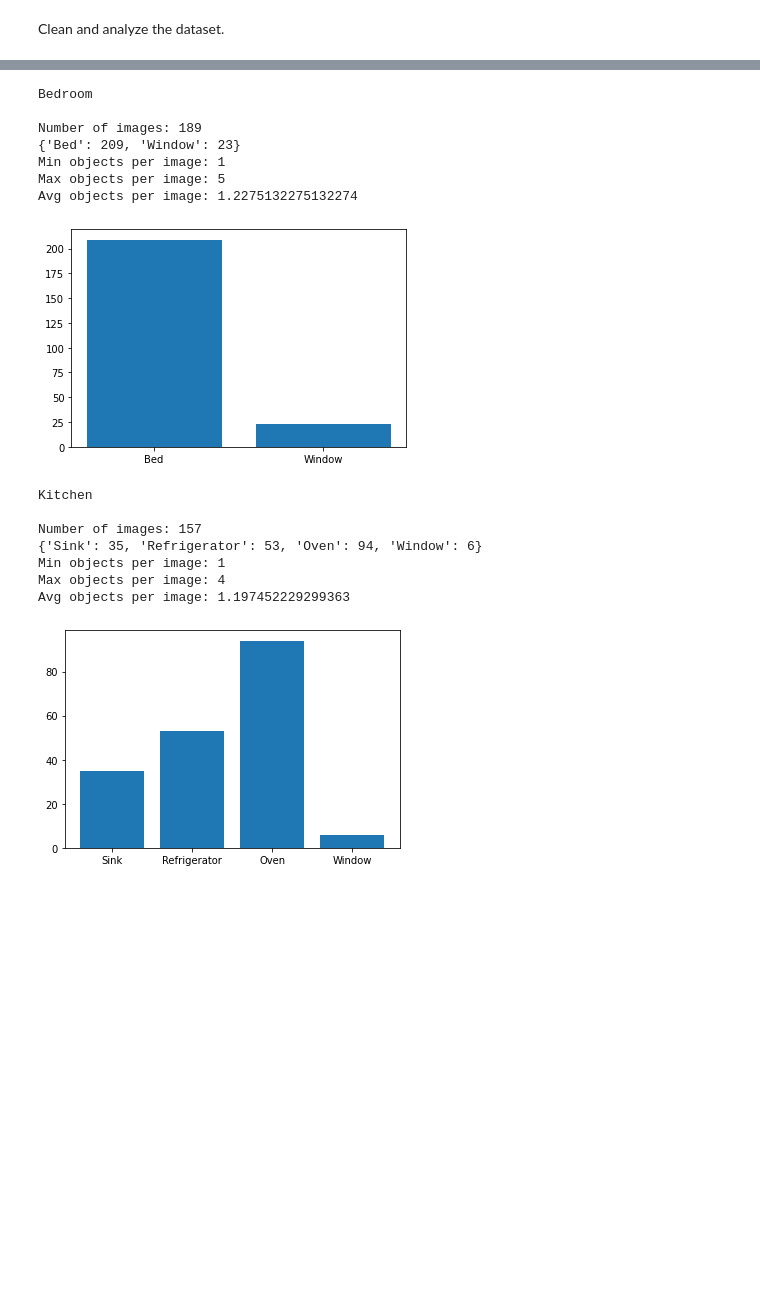
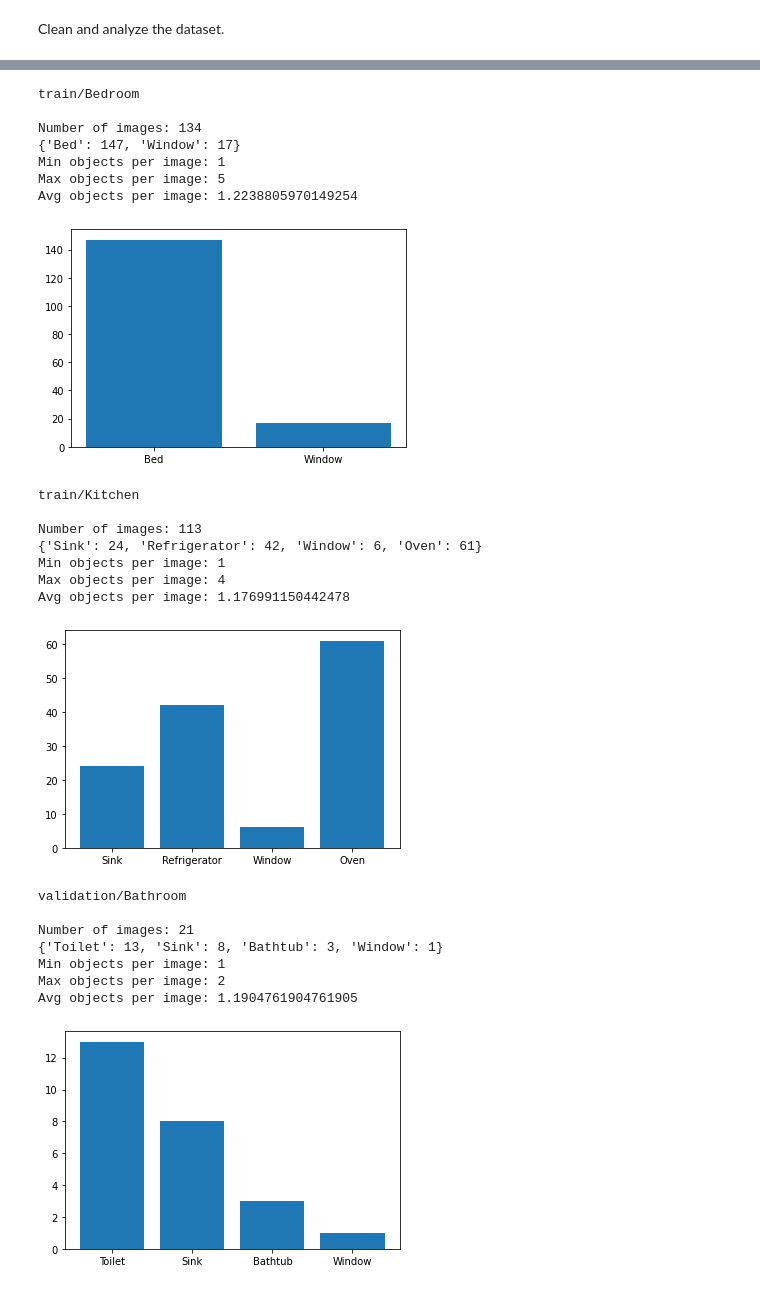
Before and after one commit to helenaMontenegro/SSIM-20-21, a Jupyter notebook: data_analysis.ipynb, the cells around one changed output, grey strips where cells are left out. Saved outputs shown, nothing was run; the diff lists cells and outputs as text; code cells hidden in the pictures; blank space fills up the shorter version.

Commit message:
Split data into training, validation and testing sets

```diff
--- a/data_analysis.ipynb
+++ b/data_analysis.ipynb
@@ -54,7 +54,13 @@ def clean_database(folder):
   plt.bar(objects_found.keys(), objects_found.values())
   plt.show()
 
-clean_database('Bathroom')
-clean_database('Bedroom')
-clean_database('Kitchen')
+clean_database('train/Bathroom')
+clean_database('train/Bedroom')
+clean_database('train/Kitchen')
+clean_database('validation/Bathroom')
+clean_database('validation/Bedroom')
+clean_database('validation/Kitchen')
+clean_database('test/Bathroom')
+clean_database('test/Bedroom')
+clean_database('test/Kitchen')
 # %% [output]
@@ -69,16 +75,24 @@ Avg objects per image: 1.1611111111111112
-Bedroom
+train/Bedroom
 
-Number of images: 189
-{'Bed': 209, 'Window': 23}
+Number of images: 134
+{'Bed': 147, 'Window': 17}
 Min objects per image: 1
 Max objects per image: 5
-Avg objects per image: 1.2275132275132274
+Avg objects per image: 1.2238805970149254
-[figure, old version]
+[figure, new version]
-Kitchen
+train/Kitchen
 
-Number of images: 157
-{'Sink': 35, 'Refrigerator': 53, 'Oven': 94, 'Window': 6}
+Number of images: 113
+{'Sink': 24, 'Refrigerator': 42, 'Window': 6, 'Oven': 61}
 Min objects per image: 1
 Max objects per image: 4
-Avg objects per image: 1.197452229299363
+Avg objects per image: 1.176991150442478
-[figure, old version]
+[figure, new version]
+validation/Bathroom
+
+Number of images: 21
+{'Toilet': 13, 'Sink': 8, 'Bathtub': 3, 'Window': 1}
+Min objects per image: 1
+Max objects per image: 2
+Avg objects per image: 1.1904761904761905
+[figure, added]
```
Also changed, not shown: parts of 9 cells of this notebook.
